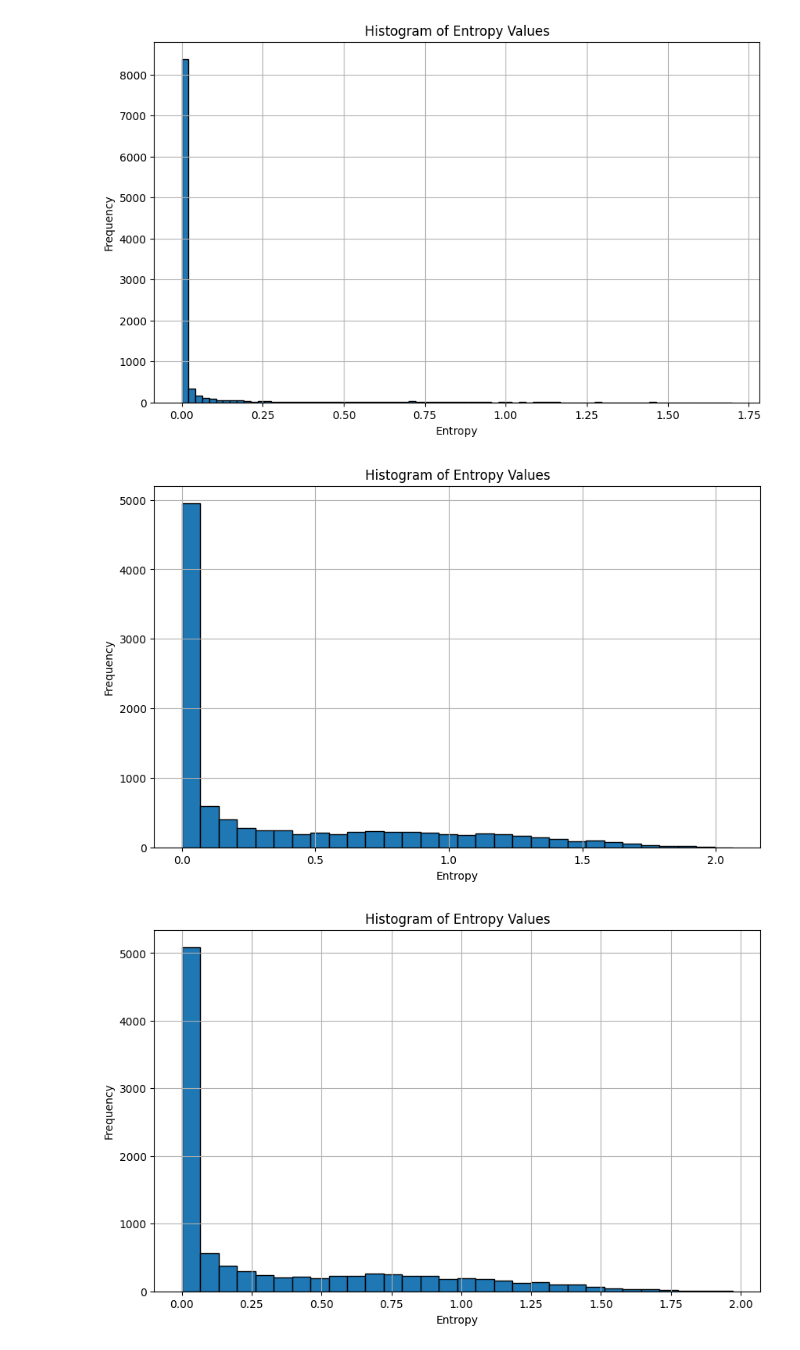
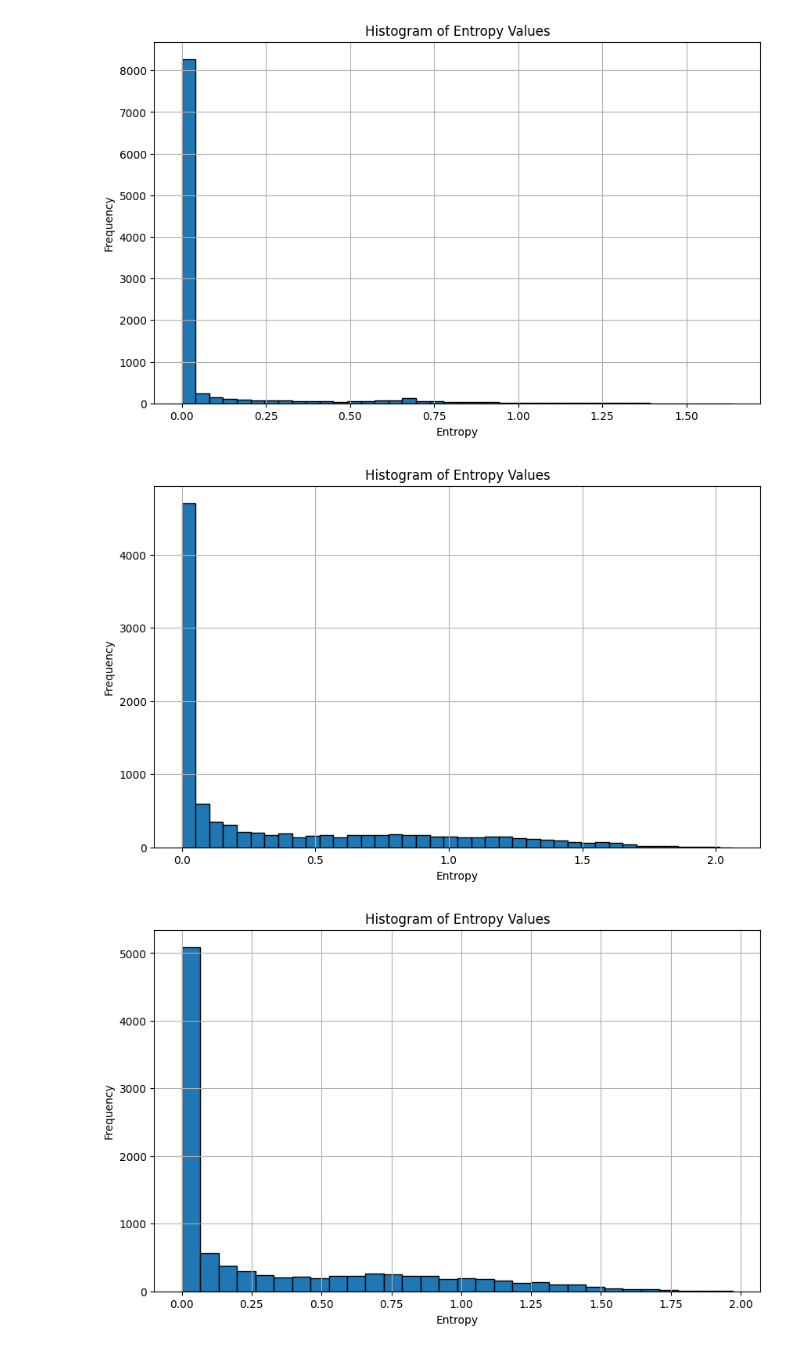
Before and after one commit to jonathansim/Rank-1-Bayesian-Neural-Networks, a Jupyter notebook: results_processing/histograms.ipynb, the cells around one changed output. Drawn from its saved outputs; the diff is of its cells as text; code cells hidden in the pictures.

```diff
--- a/results_processing/histograms.ipynb
+++ b/results_processing/histograms.ipynb
@@ -2,39 +2,39 @@
 import matplotlib.pyplot as plt
 
 # Read entropy values from the text file
-file_path = 'BNN_normal_data_entropy.txt'
+file_path = 'BNN_normal_data_entropy_v2.txt'
 
 with open(file_path, 'r') as file:
     entropies = [float(line.strip()) for line in file]
 
 # Create a histogram
 plt.figure(figsize=(10, 6))
-plt.hist(entropies, bins=80, edgecolor='black')
+plt.hist(entropies, bins=40, edgecolor='black')
 plt.title('Histogram of Entropy Values')
 plt.xlabel('Entropy')
 plt.ylabel('Frequency')
 plt.grid(True)
 plt.show()
 # %% [output]
-[figure, old version]
+[figure, new version]
 # %%
 # Read entropy values from the text file
 file_path = 'det_corrupt_data_entropy.txt'
 
 
 with open(file_path, 'r') as file:
     entropies = [float(line.strip()) for line in file]
 
 # Create a histogram
 plt.figure(figsize=(10, 6))
-plt.hist(entropies, bins=30, edgecolor='black')
+plt.hist(entropies, bins=40, edgecolor='black')
 plt.title('Histogram of Entropy Values')
 plt.xlabel('Entropy')
 plt.ylabel('Frequency')
 plt.grid(True)
 plt.show()
 # %% [output]
-[figure, old version]
+[figure, new version]
 # %%
 # Read entropy values from the text file
 file_path = 'BNN_corrupt_data_entropy.txt'
```
Also changed, not shown: parts of 1 cell of this notebook, 3 other files.
